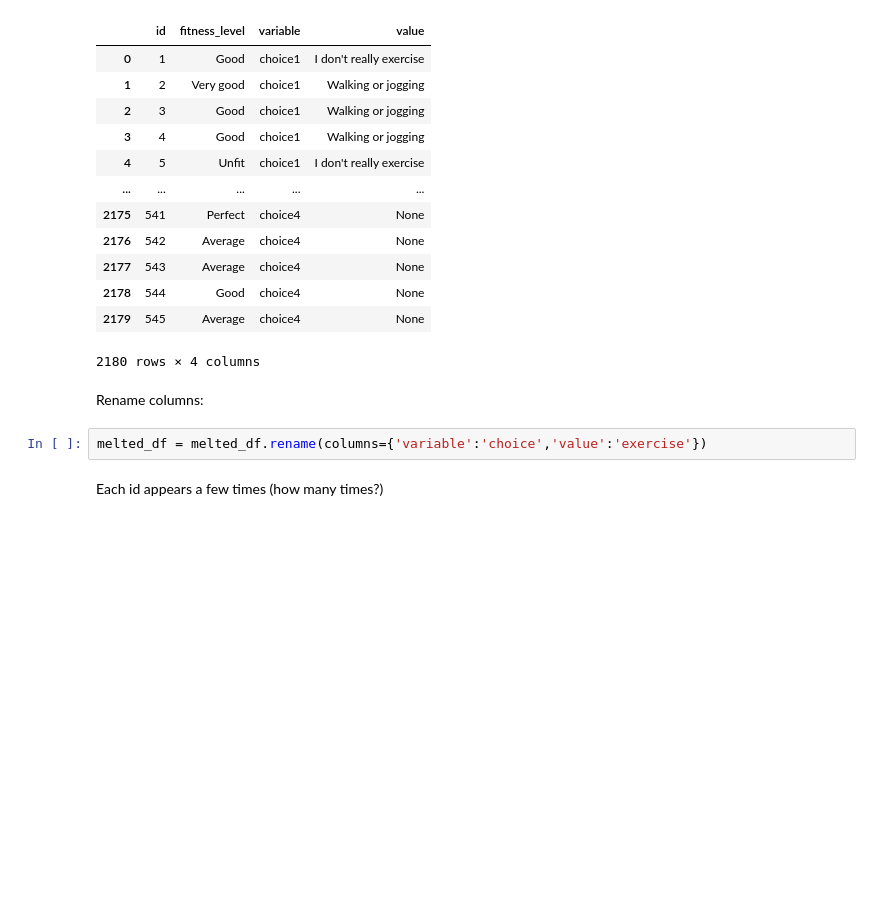
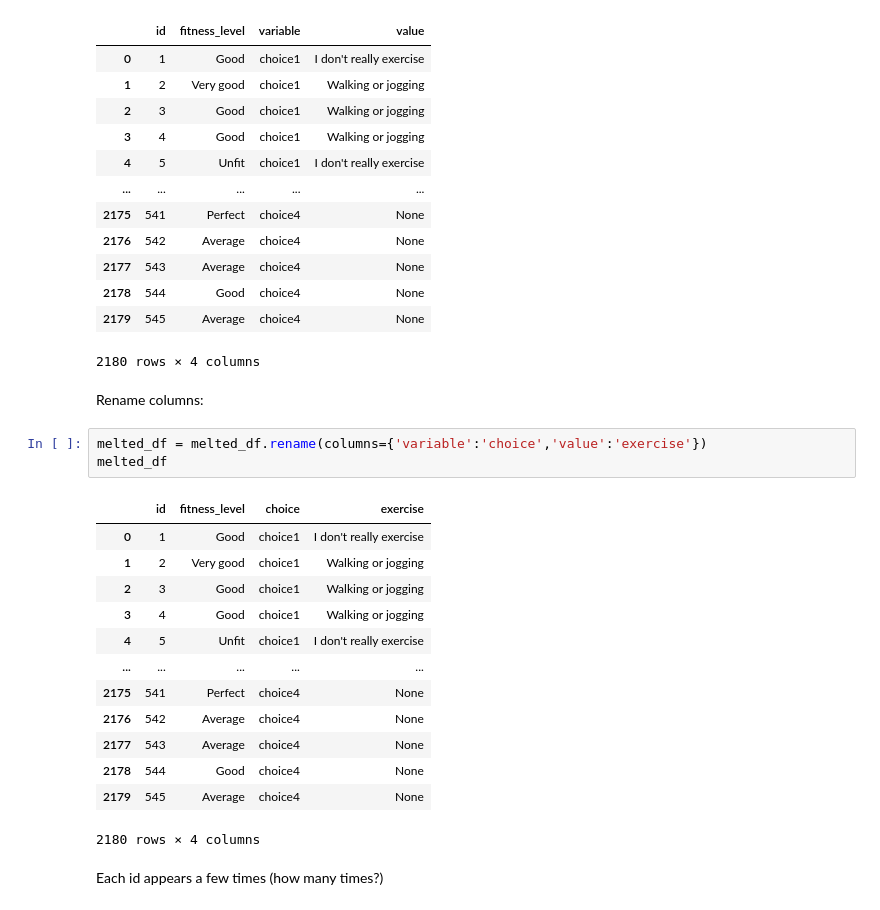
Before and after one commit to nlihin/data-analytics, a Jupyter notebook: unit5.ipynb, the cells around one changed output. Saved outputs shown, nothing was run; the diff lists cells and outputs as text; blank space fills up the shorter version.

```diff
--- a/unit5.ipynb
+++ b/unit5.ipynb
@@ -379,6 +409,21 @@ melted_df
 Rename columns:
 # %%
 melted_df = melted_df.rename(columns={'variable':'choice','value':'exercise'})
+melted_df
+# %% [output]
+|  | id | fitness_level | choice | exercise |
+| 0 | 1 | Good | choice1 | I don't really exercise |
+| 1 | 2 | Very good | choice1 | Walking or jogging |
+| 2 | 3 | Good | choice1 | Walking or jogging |
+| 3 | 4 | Good | choice1 | Walking or jogging |
+| 4 | 5 | Unfit | choice1 | I don't really exercise |
+| ... | ... | ... | ... | ... |
+| 2175 | 541 | Perfect | choice4 | None |
+| 2176 | 542 | Average | choice4 | None |
+| 2177 | 543 | Average | choice4 | None |
+| 2178 | 544 | Good | choice4 | None |
+| 2179 | 545 | Average | choice4 | None |
+2180 rows × 4 columns
 # %% [markdown]
 Each id appears a few times (how many times?)
 # %%
```
Also changed, not shown: parts of 15 cells of this notebook.
